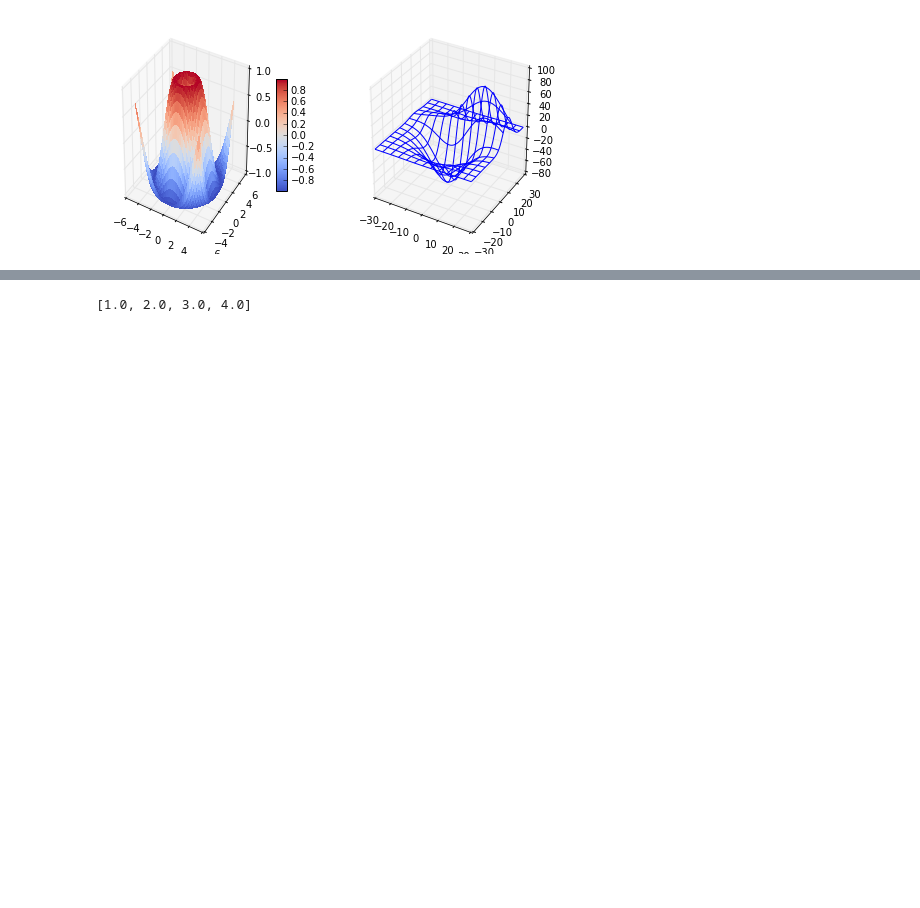
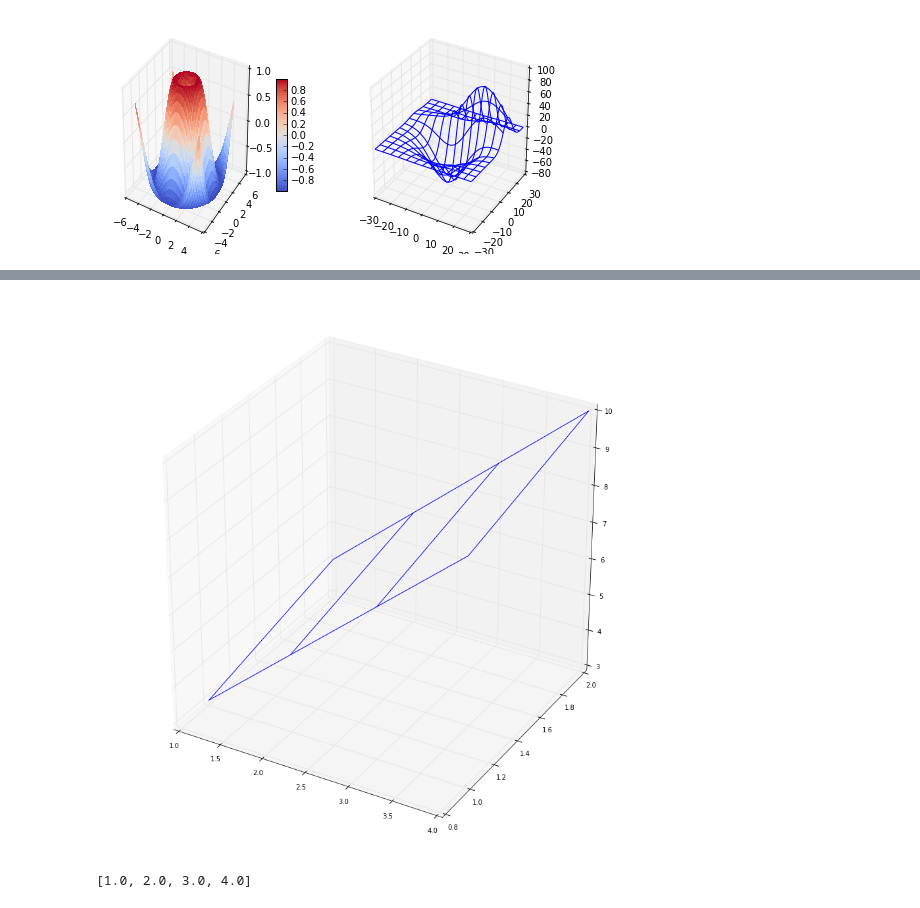
Before and after one commit to hyunghunny/tf-hpo, a Jupyter notebook: src/plots/PlotGround.ipynb, the cells around one changed output, grey strips where cells are left out. Saved outputs shown, nothing was run; the diff lists cells and outputs as text; code cells hidden in the pictures; blank space fills up the shorter version.

Commit message:
add 3d plot

```diff
--- a/src/plots/PlotGround.ipynb
+++ b/src/plots/PlotGround.ipynb
@@ -36,3 +110,15 @@ plt.show()
+# %%
+# Twice as wide as it is tall.
+fig = plt.figure(figsize=(15, 15))
+
+#---- First subplot
+ax = fig.add_subplot(1, 1, 1, projection='3d')
+X, Y, Z = transform(get_sample([1, 2, 3, 4], [1, 2]))
+ax.plot_wireframe(X, Y, Z, rstride=1, cstride=1)
+
+plt.show()
+# %% [output]
+[figure, added]
 # %%
 from math import log
 list = [2, 4, 8, 16]
```
Also changed, not shown: parts of 2 cells of this notebook, 23 other files.
